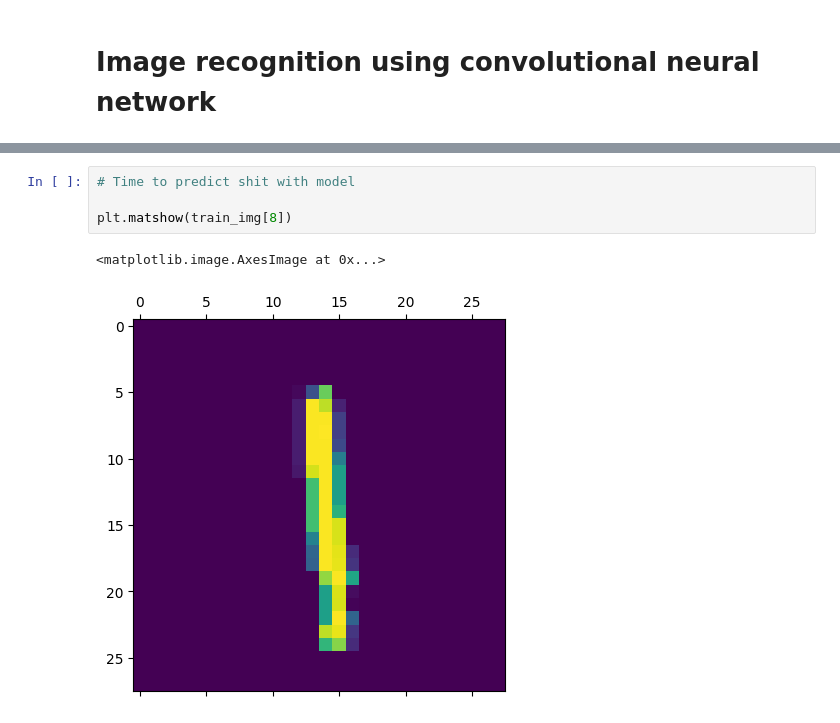
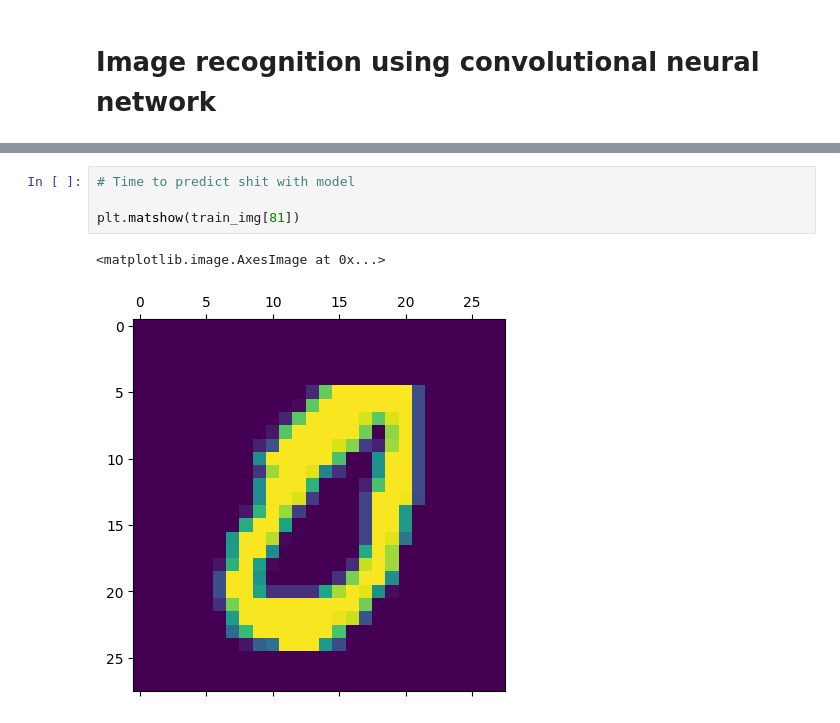
Before and after one commit to Vishwa2684/digit-recognizer, a Jupyter notebook: model.ipynb, the cells around one changed output, grey strips where cells are left out. Cells and saved outputs as stored; diff of their text form.

```diff
--- a/model.ipynb
+++ b/model.ipynb
@@ -149,8 +149,8 @@ Epoch 10/10
 # %%
 # Time to predict shit with model
 
-plt.matshow(train_img[8])
+plt.matshow(train_img[81])
 # %% [output]
 <matplotlib.image.AxesImage at 0x...>
-[figure, old version]
+[figure, new version]
 # %%
```
Also changed, not shown: parts of 3 cells of this notebook, 2 other files.
